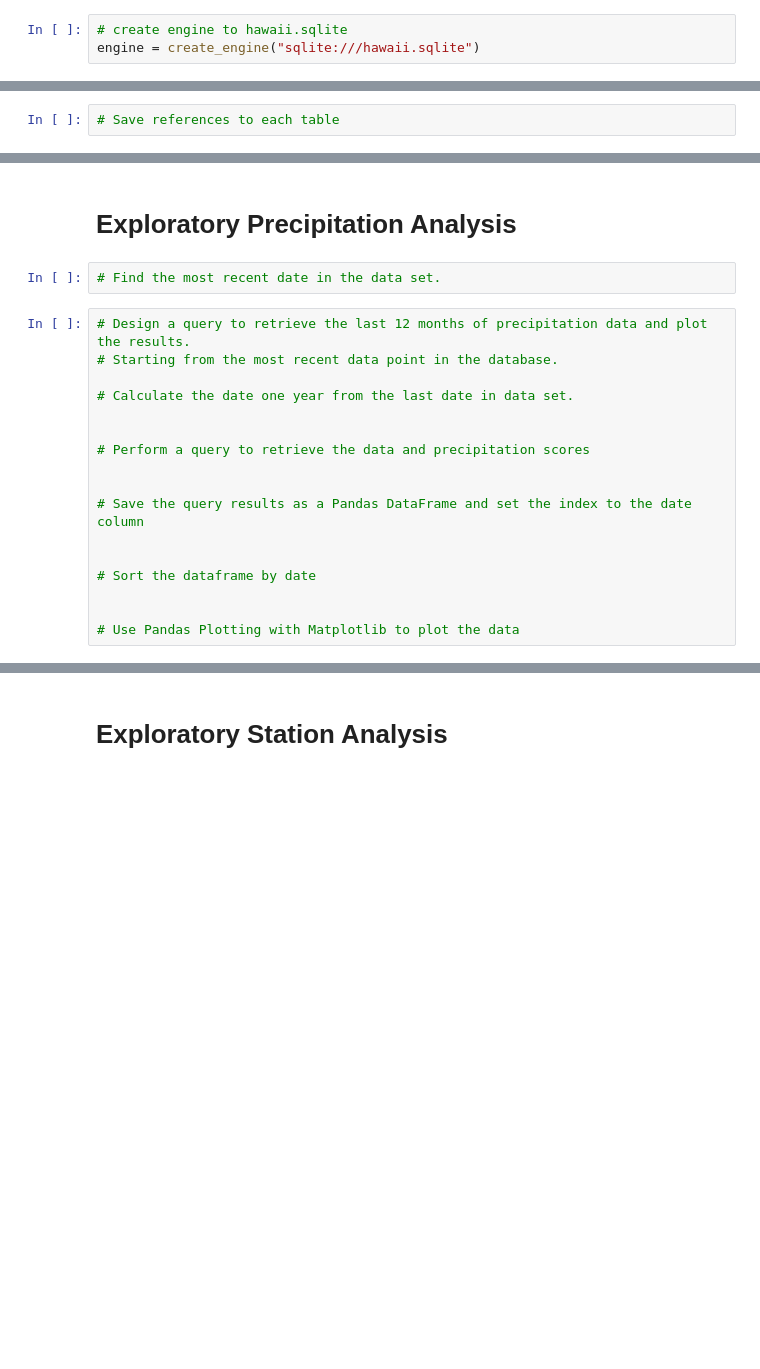
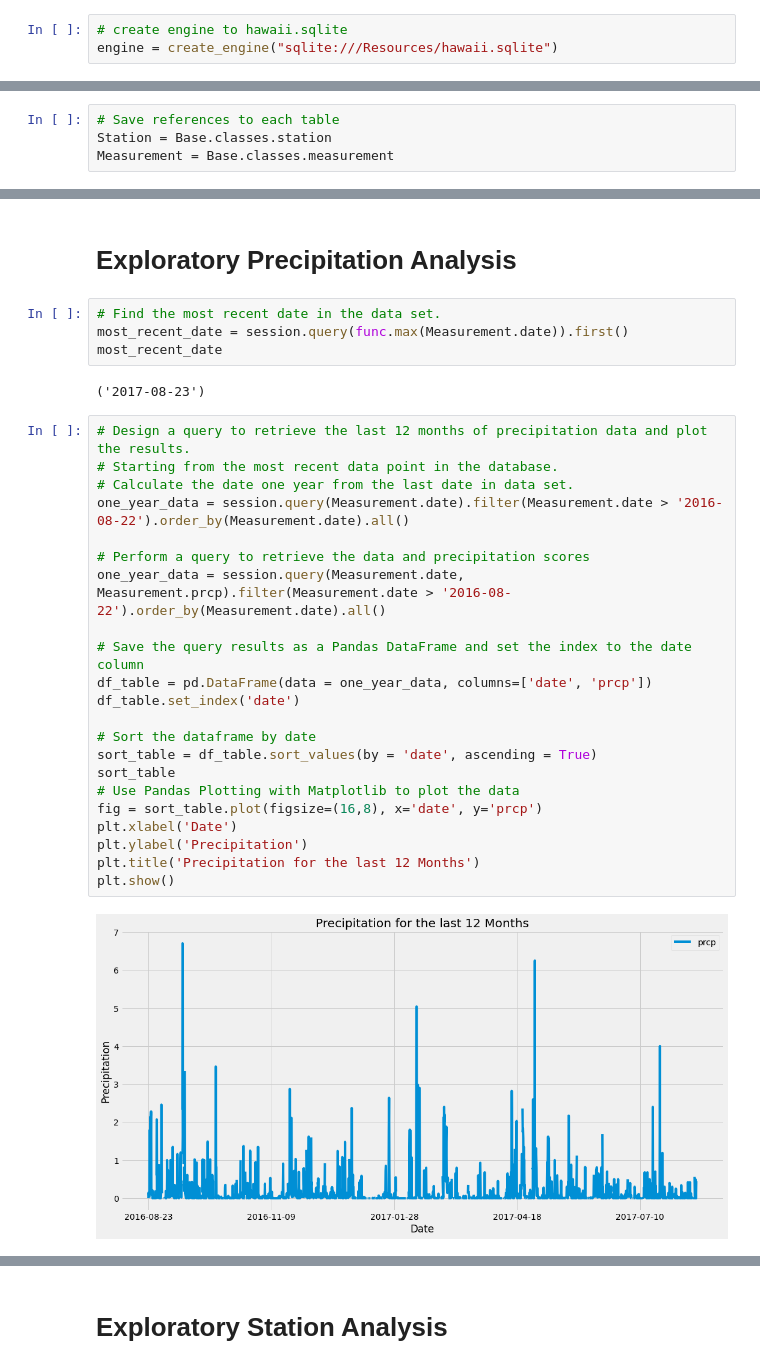
Before and after one commit to alaniwalaa/sqlalchemy-challenge, a Jupyter notebook: climate_starter.ipynb, the cells around one changed output, grey strips where cells are left out. Saved outputs shown, nothing was run; the diff lists cells and outputs as text; blank space fills up the shorter version.

```diff
--- a/climate_starter.ipynb
+++ b/climate_starter.ipynb
@@ -17,7 +17,7 @@ from sqlalchemy.orm import Session
 from sqlalchemy import create_engine, func
 # %%
 # create engine to hawaii.sqlite
-engine = create_engine("sqlite:///hawaii.sqlite")
+engine = create_engine("sqlite:///Resources/hawaii.sqlite")
 # %%
 # reflect an existing database into a new model
 Base = automap_base()
@@ -31,5 +31,7 @@ Base.classes.keys()
 # %%
 # Save references to each table
+Station = Base.classes.station
+Measurement = Base.classes.measurement
 # %%
 # Create our session (link) from Python to the DB
 session = Session(engine)
@@ -37,22 +39,33 @@ session = Session(engine)
 # Exploratory Precipitation Analysis
 # %%
 # Find the most recent date in the data set.
+most_recent_date = session.query(func.max(Measurement.date)).first()
+most_recent_date
+# %% [output]
+('2017-08-23')
 # %%
 # Design a query to retrieve the last 12 months of precipitation data and plot the results.
 # Starting from the most recent data point in the database.
-
 # Calculate the date one year from the last date in data set.
-
+one_year_data = session.query(Measurement.date).filter(Measurement.date > '2016-08-22').order_by(Measurement.date).all()
 
 # Perform a query to retrieve the data and precipitation scores
-
+one_year_data = session.query(Measurement.date, Measurement.prcp).filter(Measurement.date > '2016-08-22').order_by(Measurement.date).all()
 
 # Save the query results as a Pandas DataFrame and set the index to the date column
-
+df_table = pd.DataFrame(data = one_year_data, columns=['date', 'prcp'])
+df_table.set_index('date')
 
 # Sort the dataframe by date
-
-
+sort_table = df_table.sort_values(by = 'date', ascending = True)
+sort_table
 # Use Pandas Plotting with Matplotlib to plot the data
+fig = sort_table.plot(figsize=(16,8), x='date', y='prcp')
+plt.xlabel('Date')
+plt.ylabel('Precipitation')
+plt.title('Precipitation for the last 12 Months')
+plt.show()
+# %% [output]
+[figure, added]
 # %%
 # Use Pandas to calcualte the summary statistics for the precipitation data
```
Also changed, not shown: parts of 2 cells of this notebook.
